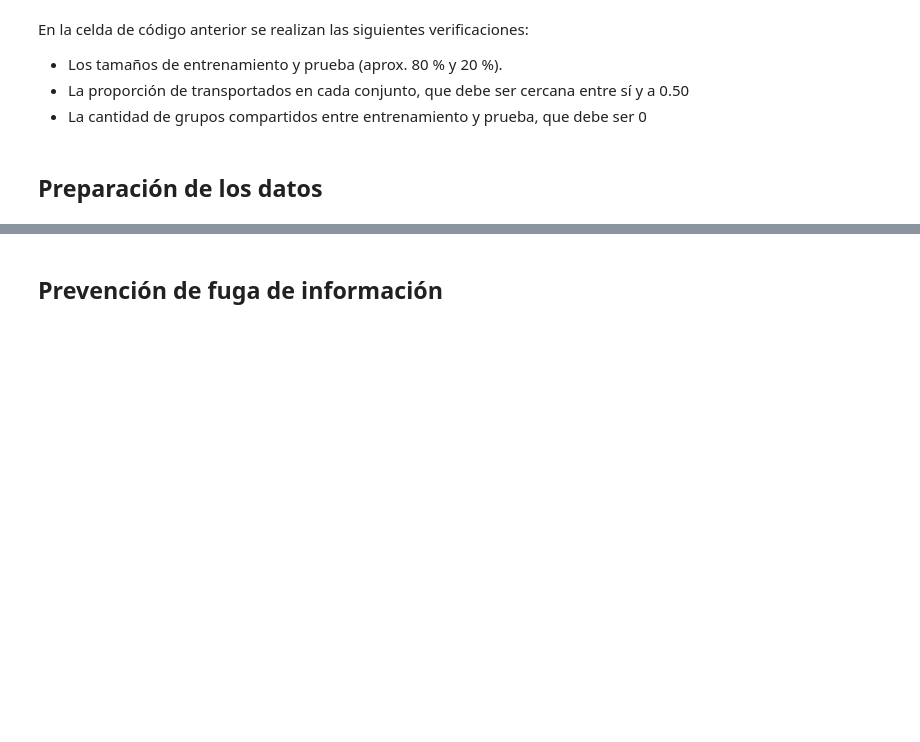
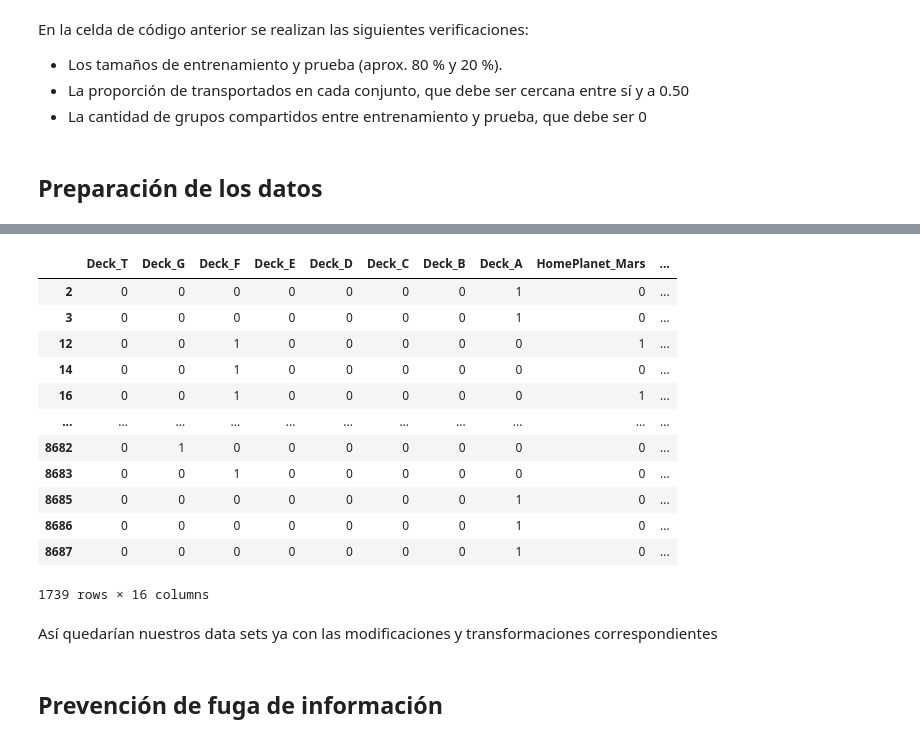
Before and after one commit to Sam-eb/Modelos-1-2026-2, a Jupyter notebook: Proyecto_Modelos_1.ipynb, the cells around one changed output, grey strips where cells are left out. Drawn from its saved outputs; the diff is of its cells as text; code cells hidden in the pictures; blank space fills up the shorter version.

Commit message:
Se realiza la preparación de los datos.
Se eliminan los valores NaN, se realizan transformaciones y se les da tratamiento a las variable categoricas

```diff
--- a/Proyecto_Modelos_1.ipynb
+++ b/Proyecto_Modelos_1.ipynb
@@ -387,3 +727,21 @@ En la celda de código anterior se realizan las siguientes verificaciones:
+# %%
+X_test
+# %% [output]
+|  | Deck_T | Deck_G | Deck_F | Deck_E | Deck_D | Deck_C | Deck_B | Deck_A | HomePlanet_Mars | ... |
+| 2 | 0 | 0 | 0 | 0 | 0 | 0 | 0 | 1 | 0 | ... |
+| 3 | 0 | 0 | 0 | 0 | 0 | 0 | 0 | 1 | 0 | ... |
+| 12 | 0 | 0 | 1 | 0 | 0 | 0 | 0 | 0 | 1 | ... |
+| 14 | 0 | 0 | 1 | 0 | 0 | 0 | 0 | 0 | 0 | ... |
+| 16 | 0 | 0 | 1 | 0 | 0 | 0 | 0 | 0 | 1 | ... |
+| ... | ... | ... | ... | ... | ... | ... | ... | ... | ... | ... |
+| 8682 | 0 | 1 | 0 | 0 | 0 | 0 | 0 | 0 | 0 | ... |
+| 8683 | 0 | 0 | 1 | 0 | 0 | 0 | 0 | 0 | 0 | ... |
+| 8685 | 0 | 0 | 0 | 0 | 0 | 0 | 0 | 1 | 0 | ... |
+| 8686 | 0 | 0 | 0 | 0 | 0 | 0 | 0 | 1 | 0 | ... |
+| 8687 | 0 | 0 | 0 | 0 | 0 | 0 | 0 | 1 | 0 | ... |
+1739 rows × 16 columns
+# %% [markdown]
+Así quedarían nuestros data sets ya con las modificaciones y transformaciones correspondientes
 # %% [markdown]
 ## **Prevención de fuga de información**
 # %% [markdown]
```
Also changed, not shown: parts of 38 cells of this notebook.
